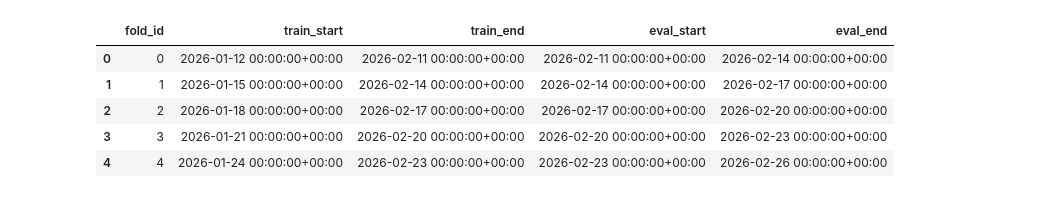
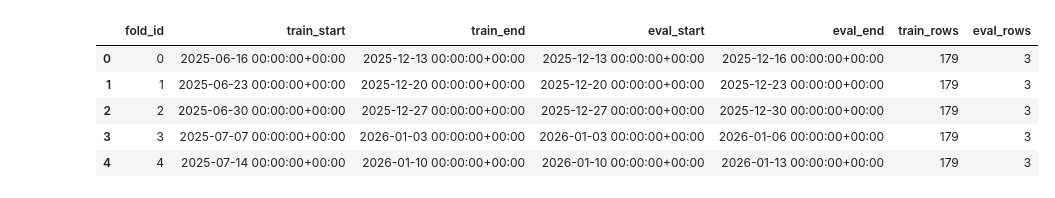
Before and after one commit to pBraxton02/LSTM_SGARCH_rr, a Jupyter notebook: LSTM_SGARCH_5min_walk_forward.ipynb, the cells around one changed output. Cells and saved outputs as stored; diff of their text form; code cells hidden in the pictures.

```diff
--- a/LSTM_SGARCH_5min_walk_forward.ipynb
+++ b/LSTM_SGARCH_5min_walk_forward.ipynb
@@ -240,56 +378,46 @@ Test starts: 2026-03-13 00:00:00+00:00
 def make_sequences(features: np.ndarray, targets: np.ndarray, seq_len: int) -> tuple[np.ndarray, np.ndarray]:
     x_list: list[np.ndarray] = []
     y_list: list[float] = []
-
     for idx in range(seq_len, len(features)):
         x_list.append(features[idx - seq_len:idx])
         y_list.append(targets[idx])
-
     if not x_list:
-        return (
-            np.empty((0, seq_len, features.shape[1]), dtype=np.float32),
-            np.empty((0,), dtype=np.float32),
-        )
-
+        return (np.empty((0, seq_len, features.shape[1]), dtype=np.float32), np.empty((0,), dtype=np.float32))
     return np.asarray(x_list, dtype=np.float32), np.asarray(y_list, dtype=np.float32)
 
 
-def build_walk_forward_folds(
-    data: pd.DataFrame,
-    start_time: pd.Timestamp,
-    end_time: pd.Timestamp,
-    train_window_days: int,
-    step_days: int,
-    horizon_days: int,
-) -> list[dict]:
+def build_walk_forward_folds(data: pd.DataFrame, start_time: pd.Timestamp, end_time: pd.Timestamp, train_window_days: int, step_days: int, horizon_days: int, min_train_rows: int = 1) -> list[dict]:
     folds: list[dict] = []
     fold_id = 0
-    cursor = start_time
-
+    cursor = pd.Timestamp(start_time)
     while cursor < end_time:
         eval_start = cursor
         eval_end = min(eval_start + pd.Timedelta(days=horizon_days), end_time)
         train_end = eval_start
         train_start = train_end - pd.Timedelta(days=train_window_days)
-
         train_rows = data[(data[TIMESTAMP_COL] >= train_start) & (data[TIMESTAMP_COL] < train_end)]
         eval_rows = data[(data[TIMESTAMP_COL] >= eval_start) & (data[TIMESTAMP_COL] < eval_end)]
+        if len(train_rows) >= min_train_rows and len(eval_rows) > 0:
+            if train_rows[TIMESTAMP_COL].max() >= eval_rows[TIMESTAMP_COL].min():
+                raise RuntimeError('Walk-forward leakage detected: train labels overlap evaluation labels.')
+            folds.append({'fold_id': fold_id, 'train_start': train_start, 'train_end': train_end, 'eval_start': eval_start, 'eval_end': eval_end, 'train_rows': int(len(train_rows)), 'eval_rows': int(len(eval_rows))})
+            fold_id += 1
+        cursor = cursor + pd.Timedelta(days=step_days)
+    return folds
 
-        if len(train_rows) > 0 and len(eval_rows) > 0:
-            folds.append(
-                {
-                    'fold_id': fold_id,
-                    'train_start': train_start,
-                    'train_end': train_end,
-                    'eval_start': eval_start,
-                    'eval_end': eval_end,
-                }
-            )
-            fold_id += 1
 
-        cursor = cursor + pd.Timedelta(days=step_days)
-
-    return folds
+def select_evenly_spaced_folds(folds: list[dict], limit: int | None) -> list[dict]:
+    if limit is None or limit <= 0 or len(folds) <= limit:
+        return folds
+    indices = np.linspace(0, len(folds) - 1, limit, dtype=int)
+    selected: list[dict] = []
+    seen: set[int] = set()
+    for idx in indices:
+        idx = int(idx)
+        if idx not in seen:
+            selected.append(folds[idx])
+            seen.add(idx)
+    return selected
 
 
 def describe_folds(name: str, folds: list[dict]) -> None:
@@ -297,26 +425,29 @@ def describe_folds(name: str, folds: list[dict]) -> None:
     print(f'{name} folds: {len(folds)}')
     if not fold_df.empty:
         display(fold_df.head())
+        display(fold_df.tail())
 
 
-val_folds = build_walk_forward_folds(
+all_val_folds = build_walk_forward_folds(
     data=df,
     start_time=val_start,
     end_time=test_start,
     train_window_days=TRAIN_WINDOW_DAYS,
-    step_days=FOLD_STEP_DAYS,
-    horizon_days=FOLD_HORIZON_DAYS,
+    step_days=VALIDATION_FOLD_STEP_DAYS,
+    horizon_days=VALIDATION_FOLD_HORIZON_DAYS,
 )
+val_folds = select_evenly_spaced_folds(all_val_folds, GRID_VALIDATION_FOLD_LIMIT)
 
 test_folds = build_walk_forward_folds(
     data=df,
     start_time=test_start,
     end_time=max_time,
     train_window_days=TRAIN_WINDOW_DAYS,
-    step_days=FOLD_STEP_DAYS,
-    horizon_days=FOLD_HORIZON_DAYS,
+    step_days=TEST_FOLD_STEP_DAYS,
+    horizon_days=TEST_FOLD_HORIZON_DAYS,
 )
 
-describe_folds("Validation", val_folds)
-describe_folds("Test", test_folds)
+describe_folds('Validation candidates', all_val_folds)
+describe_folds('Selected validation', val_folds)
+describe_folds('Test', test_folds)
 # %% [output]
@@ -324,6 +455,6 @@ Validation folds: 10
-|  | fold_id | train_start | train_end | eval_start | eval_end |
-| 0 | 0 | 2026-01-12 00:00:00+00:00 | 2026-02-11 00:00:00+00:00 | 2026-02-11 00:00:00+00:00 | 2026-02-14 00:00:00+00:00 |
-| 1 | 1 | 2026-01-15 00:00:00+00:00 | 2026-02-14 00:00:00+00:00 | 2026-02-14 00:00:00+00:00 | 2026-02-17 00:00:00+00:00 |
-| 2 | 2 | 2026-01-18 00:00:00+00:00 | 2026-02-17 00:00:00+00:00 | 2026-02-17 00:00:00+00:00 | 2026-02-20 00:00:00+00:00 |
-| 3 | 3 | 2026-01-21 00:00:00+00:00 | 2026-02-20 00:00:00+00:00 | 2026-02-20 00:00:00+00:00 | 2026-02-23 00:00:00+00:00 |
-| 4 | 4 | 2026-01-24 00:00:00+00:00 | 2026-02-23 00:00:00+00:00 | 2026-02-23 00:00:00+00:00 | 2026-02-26 00:00:00+00:00 |
+|  | fold_id | train_start | train_end | eval_start | eval_end | train_rows | eval_rows |
+| 0 | 0 | 2025-06-16 00:00:00+00:00 | 2025-12-13 00:00:00+00:00 | 2025-12-13 00:00:00+00:00 | 2025-12-16 00:00:00+00:00 | 179 | 3 |
+| 1 | 1 | 2025-06-23 00:00:00+00:00 | 2025-12-20 00:00:00+00:00 | 2025-12-20 00:00:00+00:00 | 2025-12-23 00:00:00+00:00 | 179 | 3 |
+| 2 | 2 | 2025-06-30 00:00:00+00:00 | 2025-12-27 00:00:00+00:00 | 2025-12-27 00:00:00+00:00 | 2025-12-30 00:00:00+00:00 | 179 | 3 |
+| 3 | 3 | 2025-07-07 00:00:00+00:00 | 2026-01-03 00:00:00+00:00 | 2026-01-03 00:00:00+00:00 | 2026-01-06 00:00:00+00:00 | 179 | 3 |
+| 4 | 4 | 2025-07-14 00:00:00+00:00 | 2026-01-10 00:00:00+00:00 | 2026-01-10 00:00:00+00:00 | 2026-01-13 00:00:00+00:00 | 179 | 3 |
```
Also changed, not shown: parts of 12 cells of this notebook, 7 other files.
